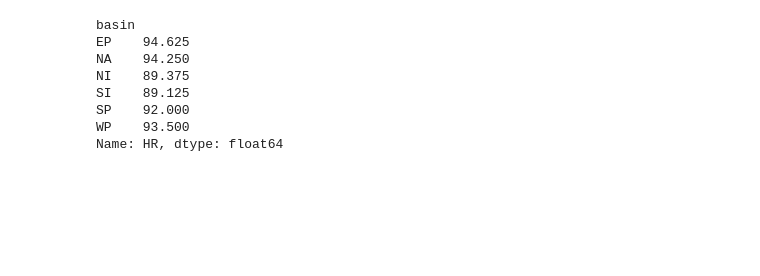
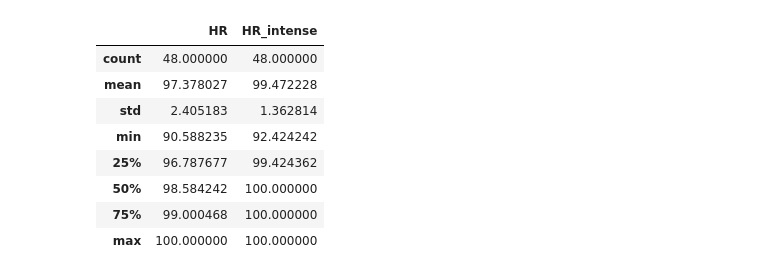
Before and after one commit to Huracan-project/RABTracks, a Jupyter notebook: paper_figs/hit_rates.ipynb, the cells around one changed output. Drawn from its saved outputs; the diff is of its cells as text; code cells hidden in the pictures; blank space fills up the shorter version.

```diff
--- a/paper_figs/hit_rates.ipynb
+++ b/paper_figs/hit_rates.ipynb
@@ -88,11 +121,12 @@ plt.tight_layout()
-# %%
-df.groupby("basin").HR.mean()
-# %% [output]
-basin
-EP    94.625
-NA    94.250
-NI    89.375
-SI    89.125
-SP    92.000
-WP    93.500
-Name: HR, dtype: float64
+# %%
+df.describe()
+# %% [output]
+|  | HR | HR_intense |
+| count | 48.000000 | 48.000000 |
+| mean | 97.378027 | 99.472228 |
+| std | 2.405183 | 1.362814 |
+| min | 90.588235 | 92.424242 |
+| 25% | 96.787677 | 99.424362 |
+| 50% | 98.584242 | 100.000000 |
+| 75% | 99.000468 | 100.000000 |
+| max | 100.000000 | 100.000000 |
```
Also changed, not shown: parts of 40 cells of this notebook, 16 other files.
